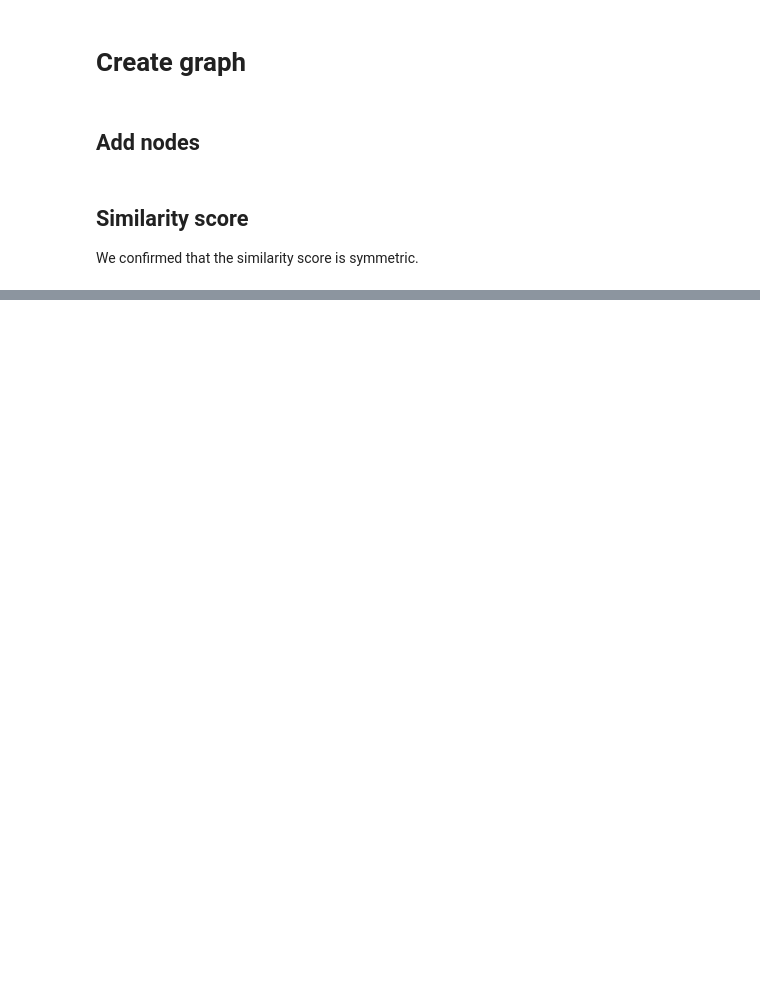
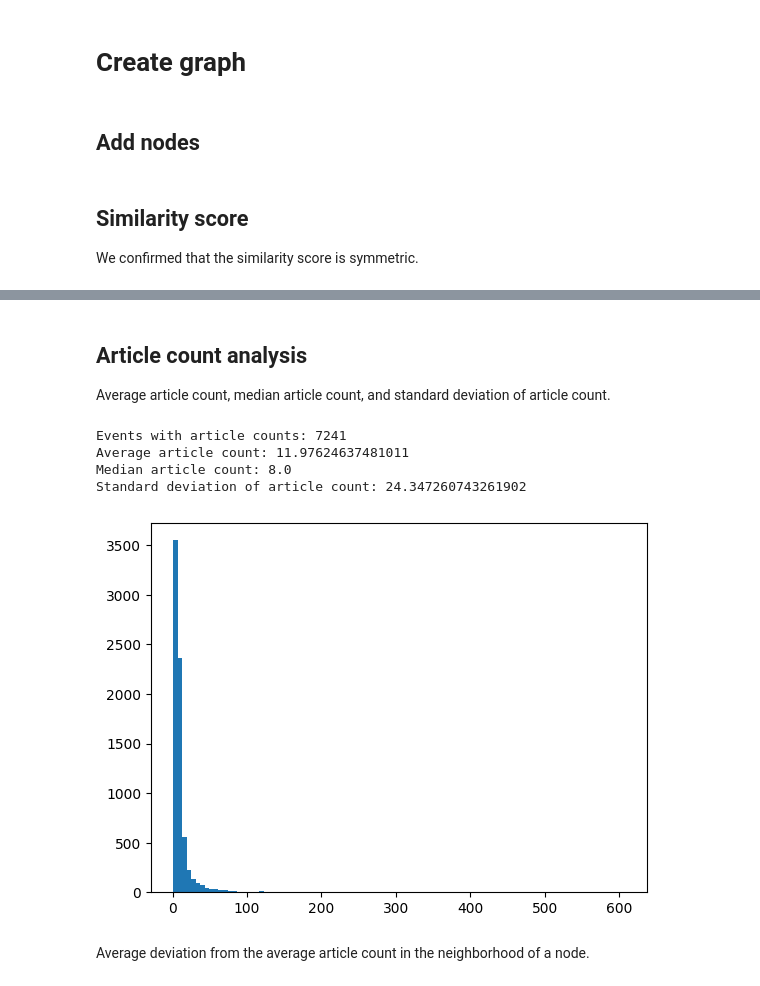
Before and after one commit to AMGrobelnik/MLG-Predicting-Impacful-Events, a Jupyter notebook: GraphGeneration.ipynb, the cells around one changed output, grey strips where cells are left out. Cells and saved outputs as stored; diff of their text form; code cells hidden in the pictures; blank space fills up the shorter version.

```diff
--- a/GraphGeneration.ipynb
+++ b/GraphGeneration.ipynb
@@ -32,15 +38,19 @@ def get_features(event):
 # %%
-for batch in data:
-    for event in batch:
-        info, similar_events = event['info'], event['similarEvents']['similarEvents']
-        G.add_node(info['uri'], **get_features(event), type='event')
+for file in files:
+    df = pd.read_pickle(file)
+    for i, event in df.iterrows():
+        info, similar_events = event['info'], event['similarEvents']
+        event_id = get_id(info['uri'], 'e')
+
+        G.add_node(event_id, **get_event_features(event))
 
         # concepts = info['concepts']
-
         # for concept in concepts:
-        #     G.add_node(concept['uri'], **concept, node_type='concept')
-        #     G.add_edge(info['uri'], concept['uri'], edge_type='concept', weight=concept['score'])
+        #     concept_id = get_id(concept['id'], 'c')
+        #     G.add_node(concept_id, **get_concept_features(concept))
+        #     G.add_edge(event_id, concept_id, edge_type='concept', weight=concept['score'])
 
         for similar_event in similar_events:
-            G.add_node(similar_event['uri'], similar_event=similar_event, node_type='event')
-            G.add_edge(info['uri'], similar_event['uri'], edge_type='similar', weight=similar_event['sim'])
+            similar_id = get_id(similar_event['uri'], 'e')
+            G.add_node(similar_id, eventDate=similar_event['eventDate'])
+            G.add_edge(event_id, similar_id, edge_type='similar', weight=similar_event['sim'])
@@ -82,0 +69,30 @@ We confirmed that the similarity score is symmetric.
+# %% [markdown]
+## Article count analysis
+
+Average article count, median article count, and standard deviation of article count.
+# %%
+def has_counts(node):
+    return 'articleCounts' in node and 'total' in node['articleCounts']
+# %%
+def get_counts(nodes):
+    return [G.nodes[n]['articleCounts']['total'] for n in nodes if has_counts(G.nodes[n])]
+# %%
+article_counts = get_counts(G.nodes())
+# %%
+print(f'Events with article counts: {len(article_counts)}')
+print(f'Average article count: {np.average(article_counts)}')
+print(f'Median article count: {np.median(article_counts)}')
+print(f'Standard deviation of article count: {np.std(article_counts)}')
+# %% [output]
+Events with article counts: 7241
+Average article count: 11.97624637481011
+Median article count: 8.0
+Standard deviation of article count: 24.347260743261902
+# %%
+# draw a histogram of article counts
+plt.hist(article_counts, bins=100)
+plt.show()
+# %% [output]
+[figure, added]
+# %% [markdown]
+Average deviation from the average article count in the neighborhood of a node.
```
Also changed, not shown: parts of 22 cells of this notebook.
